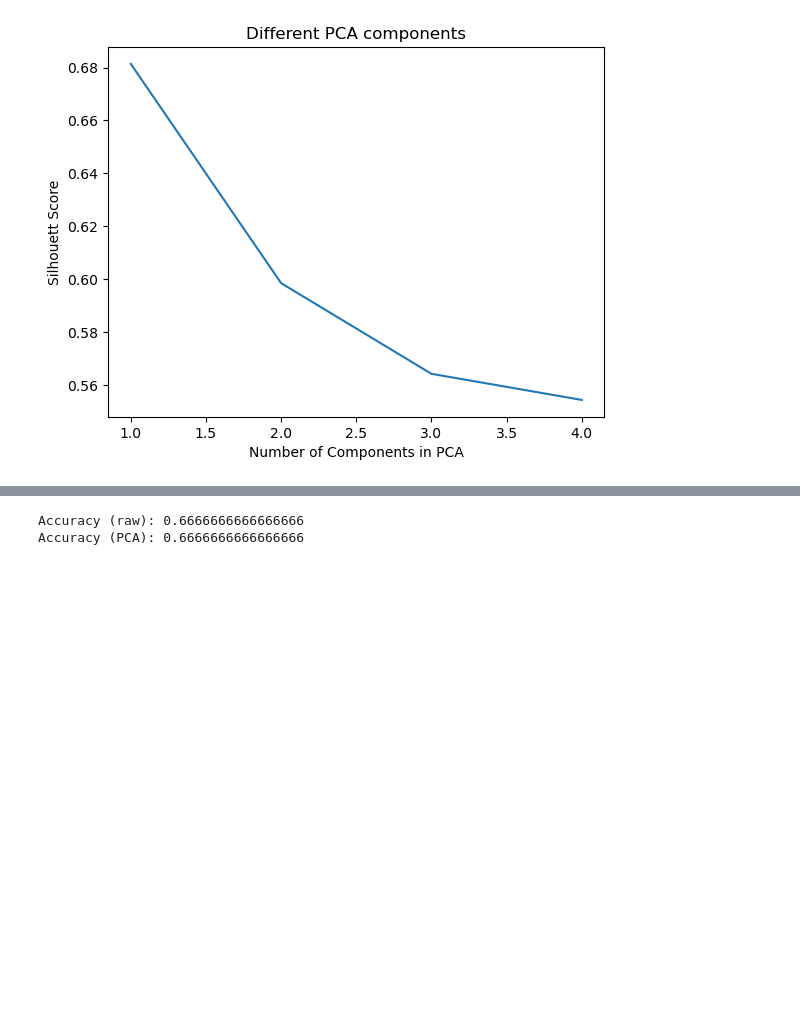
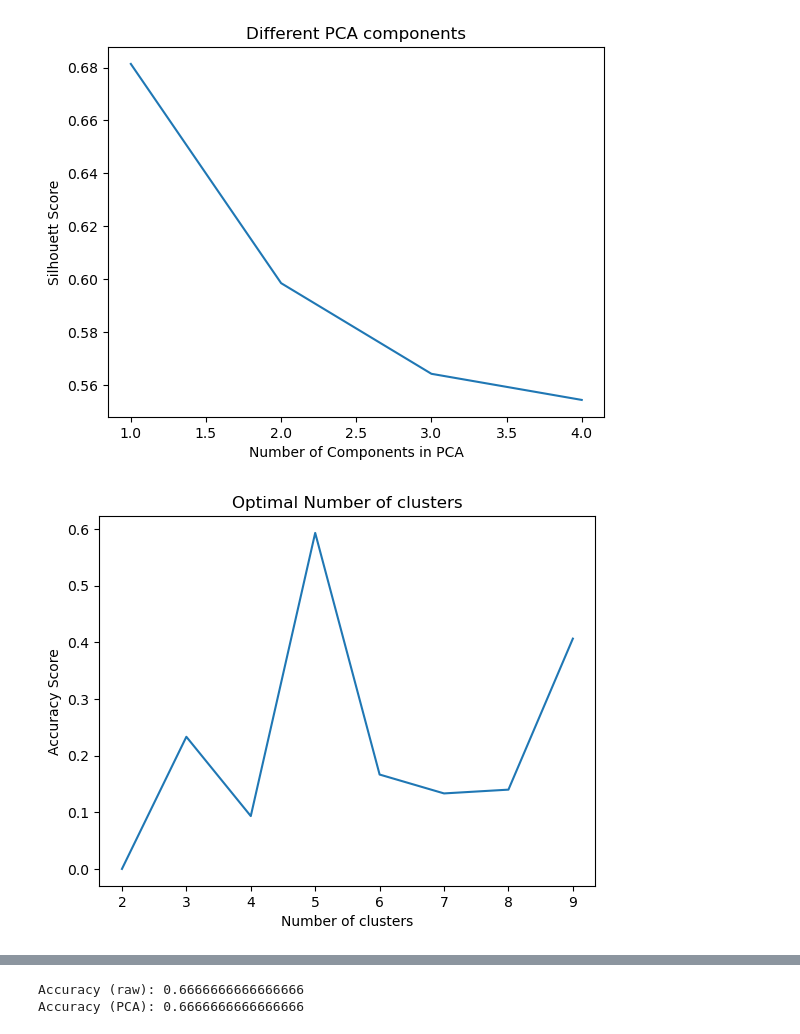
Before and after one commit to Suhail270/DMML_Part2, a Jupyter notebook: Lab/Lab7.ipynb, the cells around one changed output, grey strips where cells are left out. Saved outputs shown, nothing was run; the diff lists cells and outputs as text; code cells hidden in the pictures; blank space fills up the shorter version.

```diff
--- a/Lab/Lab7.ipynb
+++ b/Lab/Lab7.ipynb
@@ -151,3 +180,17 @@ plt.title("Different PCA components")
 plt.show()
 # %% [output]
 [figure]
+# %%
+accuracyScore =[]
+for i in range(2, 10):
+    agg = AgglomerativeClustering(n_clusters=i,linkage='ward')
+    ilabels = agg.fit_predict(X)
+    accuracyScore.append(accuracy_score(y,ilabels))
+
+plt.plot(range(2, 10), accuracyScore)
+plt.xlabel('Number of clusters')
+plt.ylabel('Accuracy Score')
+plt.title("Optimal Number of clusters")
+plt.show()
+# %% [output]
+[figure, added]
```
Also changed, not shown: parts of 7 cells of this notebook.
